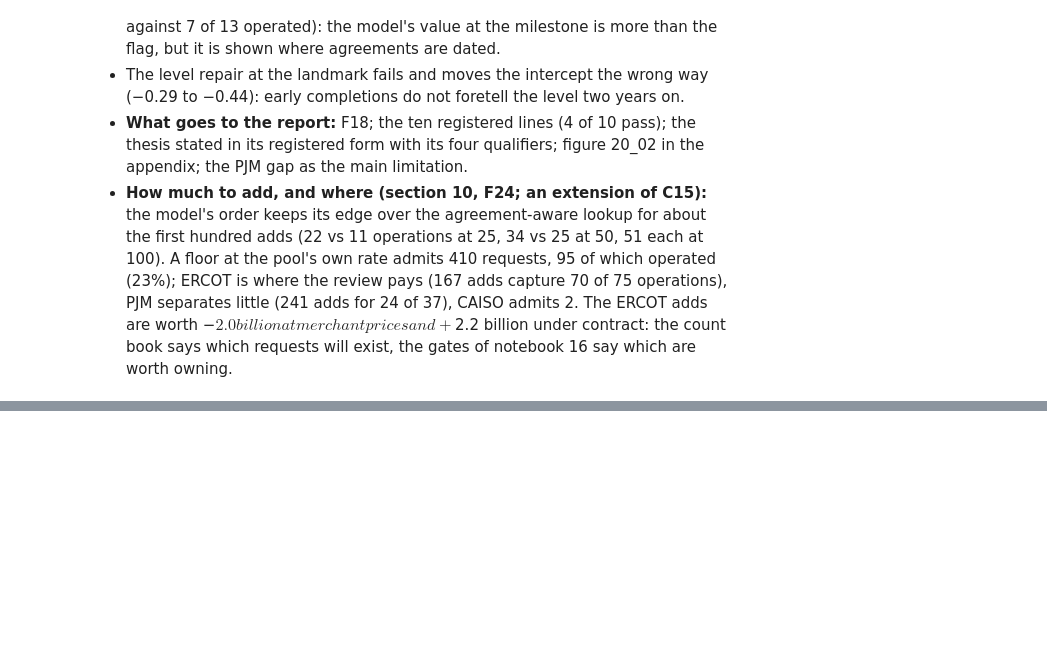
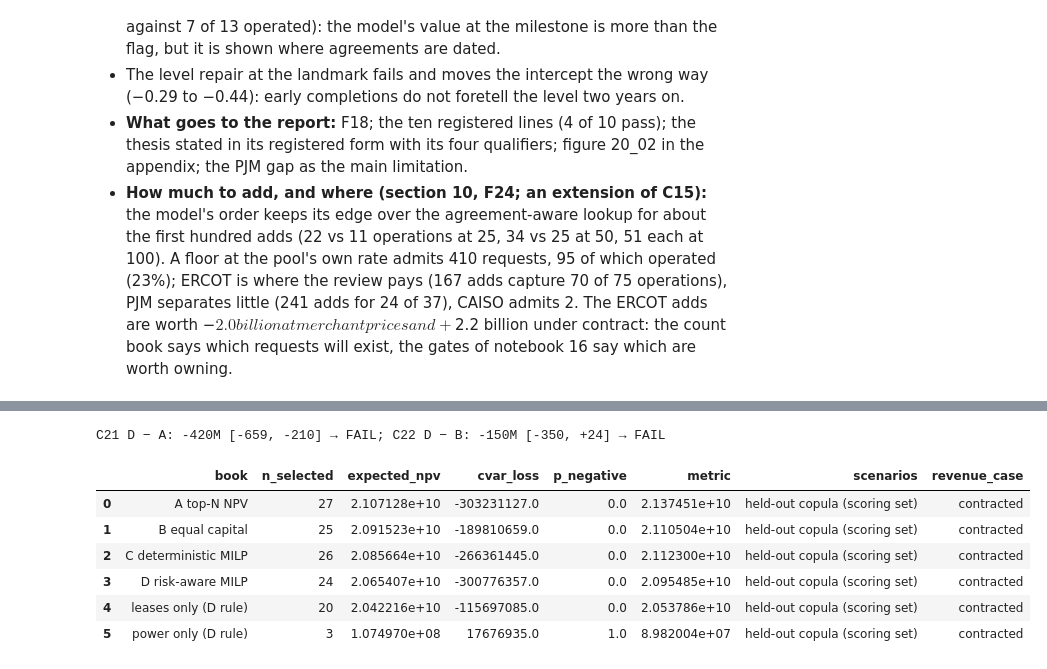
Before and after one commit to alanmossinger/Capstone, a Jupyter notebook: notebooks/09_portfolio.ipynb, the cells around one changed output, grey strips where cells are left out. Drawn from its saved outputs; the diff is of its cells as text; code cells hidden in the pictures; blank space fills up the shorter version.

```diff
--- a/notebooks/09_portfolio.ipynb
+++ b/notebooks/09_portfolio.ipynb
@@ -1845,0 +2030,19 @@ total 0.1 min
+# %%
+out_sample = opt.score_books(books, A_copula, LAM, LEVEL).assign(scenarios="held-out copula (scoring set)", revenue_case=CASE)
+merchant_oos = opt.score_books(books, A_copula_m, LAM, LEVEL).assign(scenarios="held-out copula (scoring set)", revenue_case="merchant")
+scores = pd.concat([in_sample, out_sample, merchant_oos], ignore_index=True)
+scores.to_csv(R / "portfolio_scores.csv", index=False)
+c21 = opt.paired_scenario_bootstrap(A_copula, books["D risk-aware MILP"], books["A top-N NPV"], LAM, LEVEL, N_BOOT, SEED)
+c22 = opt.paired_scenario_bootstrap(A_copula, books["D risk-aware MILP"], books["B equal capital"], LAM, LEVEL, N_BOOT, SEED)
+print(f"C21 D − A: {c21['diff'] / 1e6:+,.0f}M [{c21['low'] / 1e6:+,.0f}, {c21['high'] / 1e6:+,.0f}] → {'PASS' if c21['pass'] else 'FAIL'}; "
+      f"C22 D − B: {c22['diff'] / 1e6:+,.0f}M [{c22['low'] / 1e6:+,.0f}, {c22['high'] / 1e6:+,.0f}] → {'PASS' if c22['pass'] else 'FAIL'}")
+out_sample.round(0)
+# %% [output]
+C21 D − A: -420M [-659, -210] → FAIL; C22 D − B: -150M [-350, +24] → FAIL
+|  | book | n_selected | expected_npv | cvar_loss | p_negative | metric | scenarios | revenue_case |
+| 0 | A top-N NPV | 27 | 2.107128e+10 | -303231127.0 | 0.0 | 2.137451e+10 | held-out copula (scoring set) | contracted |
+| 1 | B equal capital | 25 | 2.091523e+10 | -189810659.0 | 0.0 | 2.110504e+10 | held-out copula (scoring set) | contracted |
+| 2 | C deterministic MILP | 26 | 2.085664e+10 | -266361445.0 | 0.0 | 2.112300e+10 | held-out copula (scoring set) | contracted |
+| 3 | D risk-aware MILP | 24 | 2.065407e+10 | -300776357.0 | 0.0 | 2.095485e+10 | held-out copula (scoring set) | contracted |
+| 4 | leases only (D rule) | 20 | 2.042216e+10 | -115697085.0 | 0.0 | 2.053786e+10 | held-out copula (scoring set) | contracted |
+| 5 | power only (D rule) | 3 | 1.074970e+08 | 17676935.0 | 1.0 | 8.982004e+07 | held-out copula (scoring set) | contracted |
```
Also changed, not shown: parts of 27 cells of this notebook, 43 other files.
